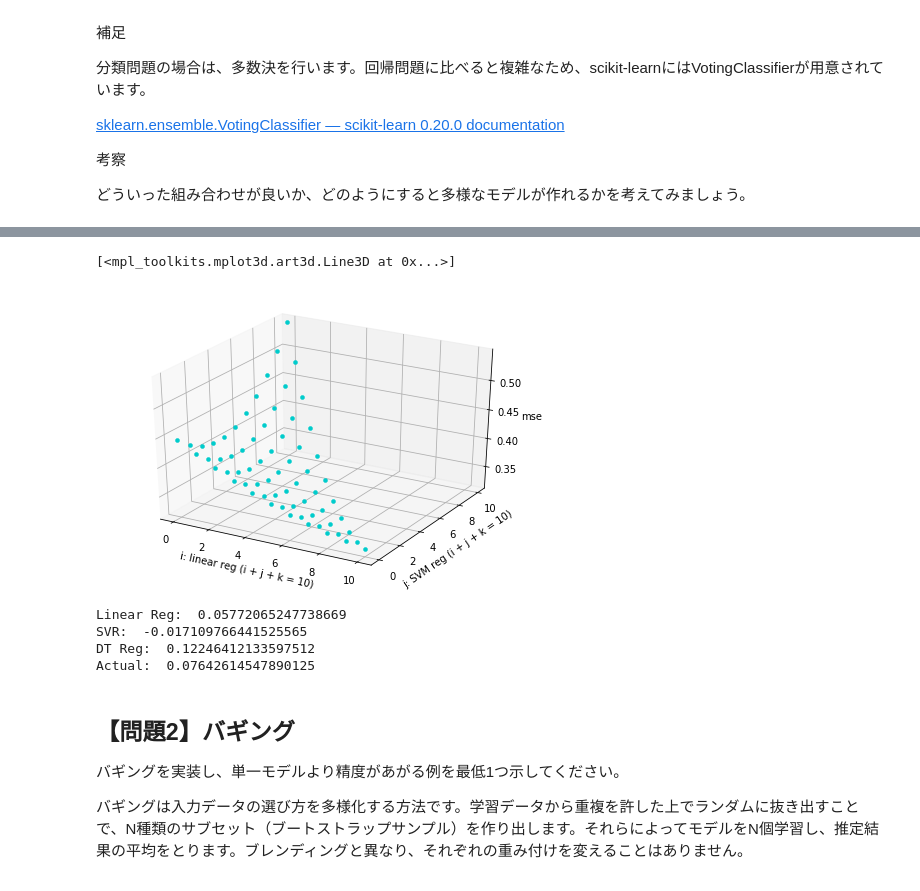
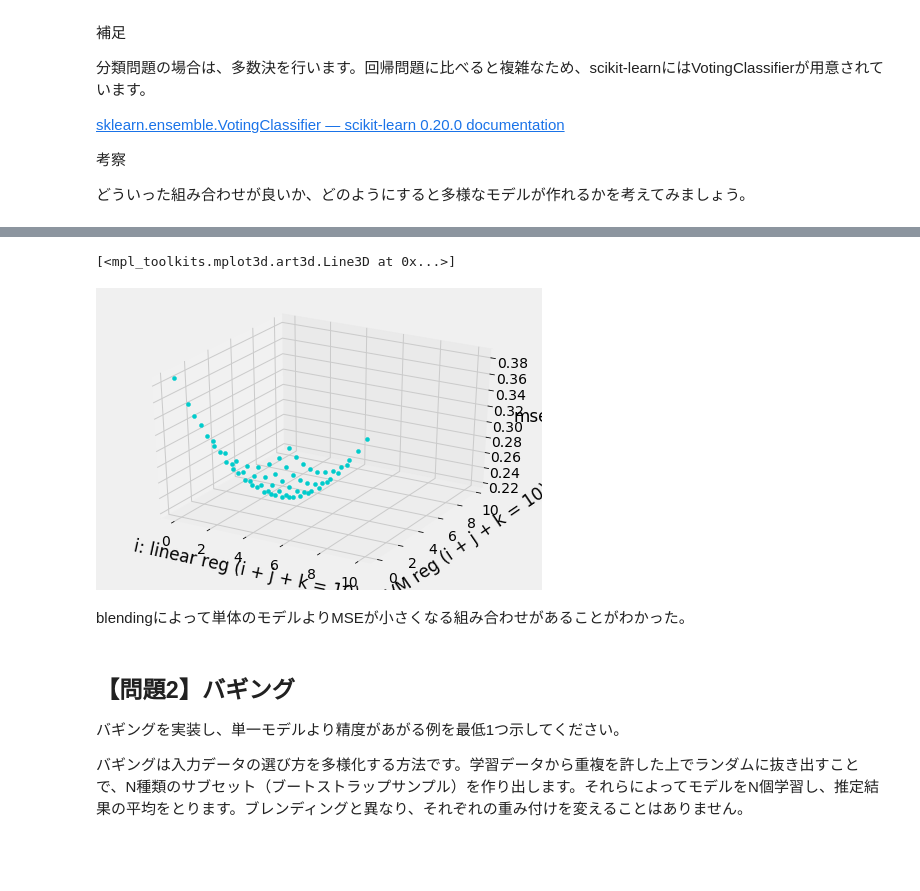
Before and after one commit to ohmorimori/diveintocode-ml, a Jupyter notebook: diveintocode-term1/sprint/sprint9/sprint9-ml-ensemble.ipynb, the cells around one changed output, grey strips where cells are left out. Drawn from its saved outputs; the diff is of its cells as text; code cells hidden in the pictures; blank space fills up the shorter version.

```diff
--- a/diveintocode-term1/sprint/sprint9/sprint9-ml-ensemble.ipynb
+++ b/diveintocode-term1/sprint/sprint9/sprint9-ml-ensemble.ipynb
@@ -195,28 +198,18 @@ array([[ 0.        ,  0.        , 10.        ,  0.54766784],
 # %%
+#可視化
 from mpl_toolkits.mplot3d import Axes3D
 fig = plt.figure()
 ax = Axes3D(fig)
 ax.set_xlabel("i: linear reg (i + j + k = 10)")
 ax.set_ylabel("j: SVM reg (i + j + k = 10)")
 ax.set_zlabel("mse")
 
-ax.plot(ary[:, 1], ary[:, 2], ary[:, 3], "o", color="#00cccc", ms=4, mew=0.5)
+ax.plot(ary[:, 0], ary[:,1], ary[:, 3], "o", color="#00cccc", ms=4, mew=0.5)
 # %% [output]
 [<mpl_toolkits.mplot3d.art3d.Line3D at 0x...>]
-[figure, old version]
+[figure, new version]
-# %%
-#predictionの平均値
-print("Linear Reg: ", (y_pred_lnr.reshape(1, -1)).mean())
-print("SVR: ", (y_pred_svr.reshape(1, -1)).mean())
-print("DT Reg: ", (y_pred_dtr.reshape(1, -1)).mean())
-
-#正解データの平均値
-print("Actual: ", (y_valid.reshape(1, -1)).mean())
-# %% [output]
-Linear Reg:  0.05772065247738669
-SVR:  -0.017109766441525565
-DT Reg:  0.12246412133597512
-Actual:  0.07642614547890125
+# %% [markdown]
+blendingによって単体のモデルよりMSEが小さくなる組み合わせがあることがわかった。
 # %% [markdown]
 ## 【問題2】バギング
 バギングを実装し、単一モデルより精度があがる例を最低1つ示してください。
```
Also changed, not shown: parts of 32 cells of this notebook.
